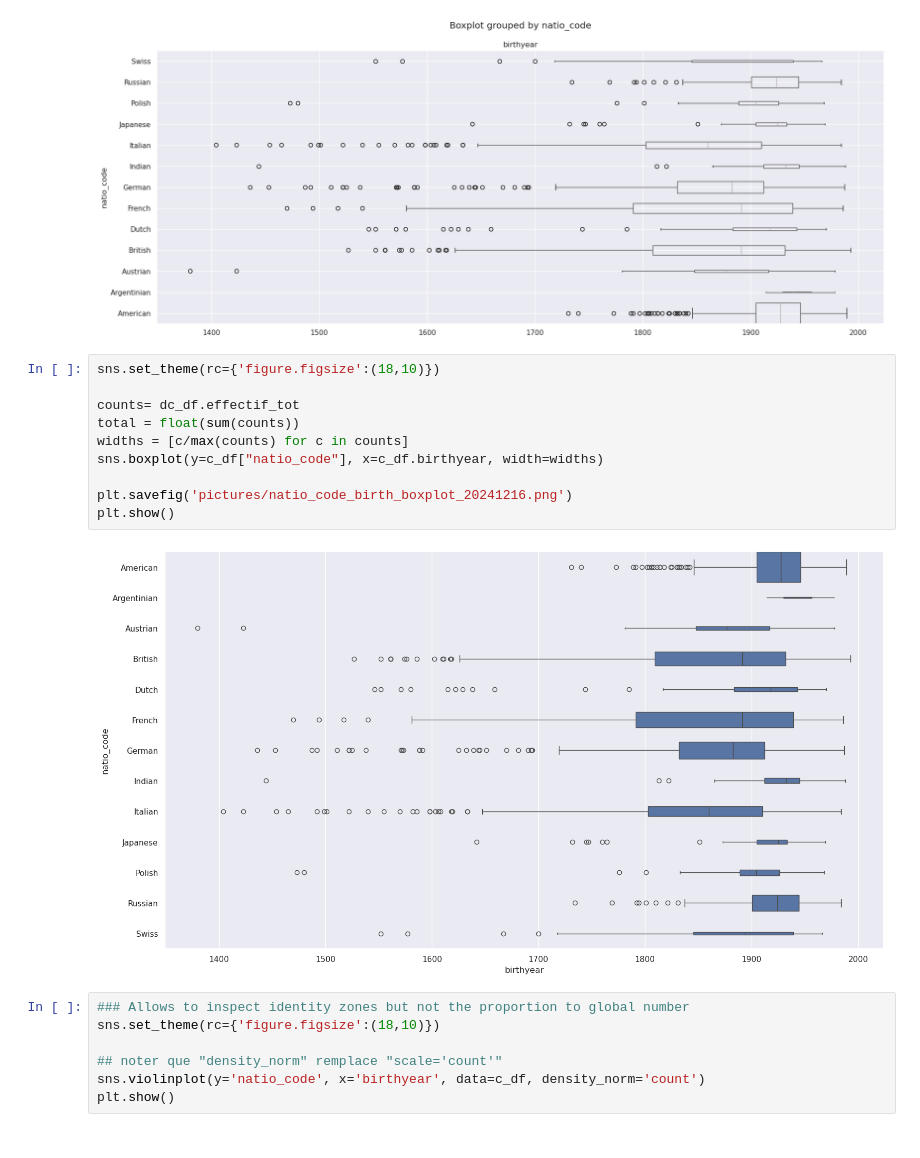
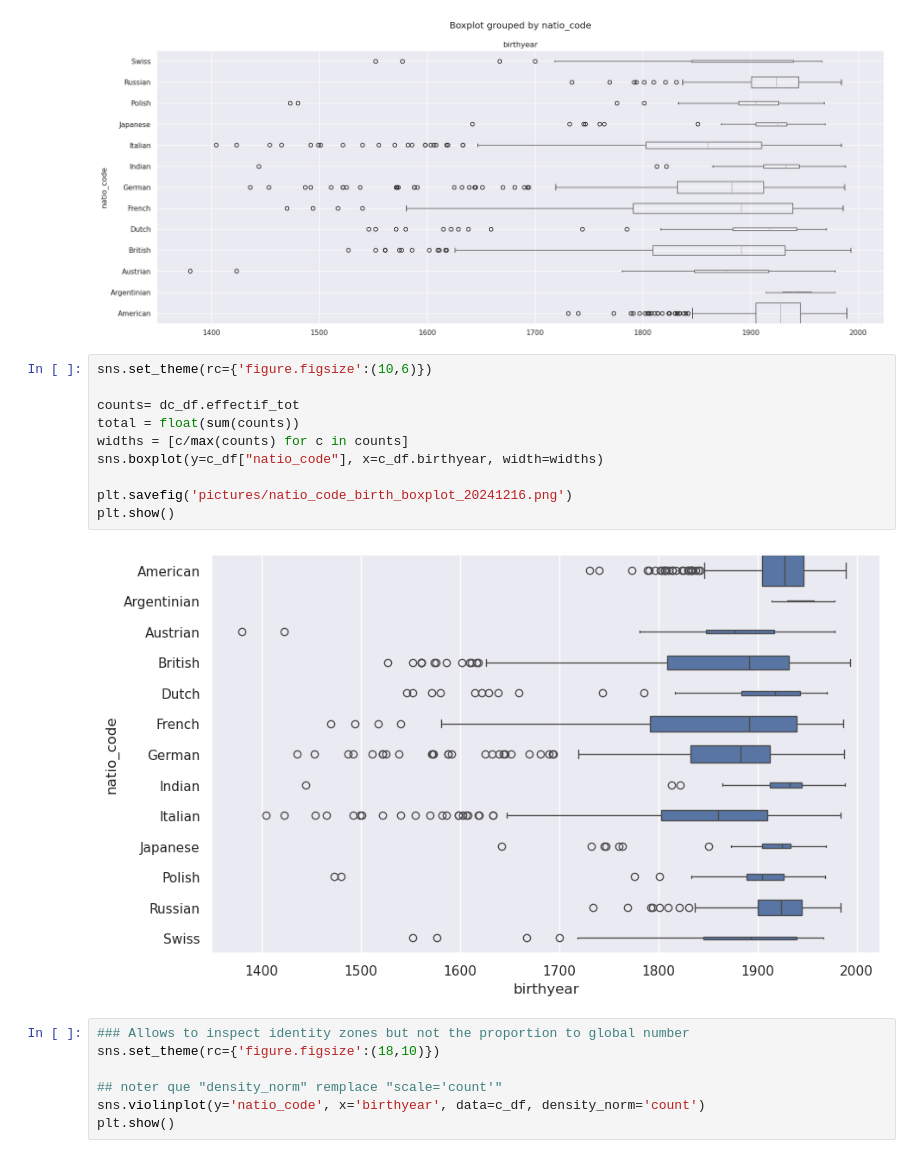
Before and after one commit to Chiodo53/astronomers, a Jupyter notebook: notebooks_jupyter/dbpedia_exploration/dpb_countries_births.ipynb, the cells around one changed output. Drawn from its saved outputs; the diff is of its cells as text.

Commit message:
taille image

```diff
--- a/notebooks_jupyter/dbpedia_exploration/dpb_countries_births.ipynb
+++ b/notebooks_jupyter/dbpedia_exploration/dpb_countries_births.ipynb
@@ -110,17 +110,17 @@ plt.show()
 # %% [output]
 [figure]
 # %%
-sns.set_theme(rc={'figure.figsize':(18,10)})
+sns.set_theme(rc={'figure.figsize':(10,6)})
 
 counts= dc_df.effectif_tot
 total = float(sum(counts))
 widths = [c/max(counts) for c in counts]
 sns.boxplot(y=c_df["natio_code"], x=c_df.birthyear, width=widths)
 
 plt.savefig('pictures/natio_code_birth_boxplot_20241216.png')
 plt.show()
 # %% [output]
-[figure, old version]
+[figure, new version]
 # %%
 ### Allows to inspect identity zones but not the proportion to global number
 sns.set_theme(rc={'figure.figsize':(18,10)})
```
Also changed, not shown: 1 other file.
